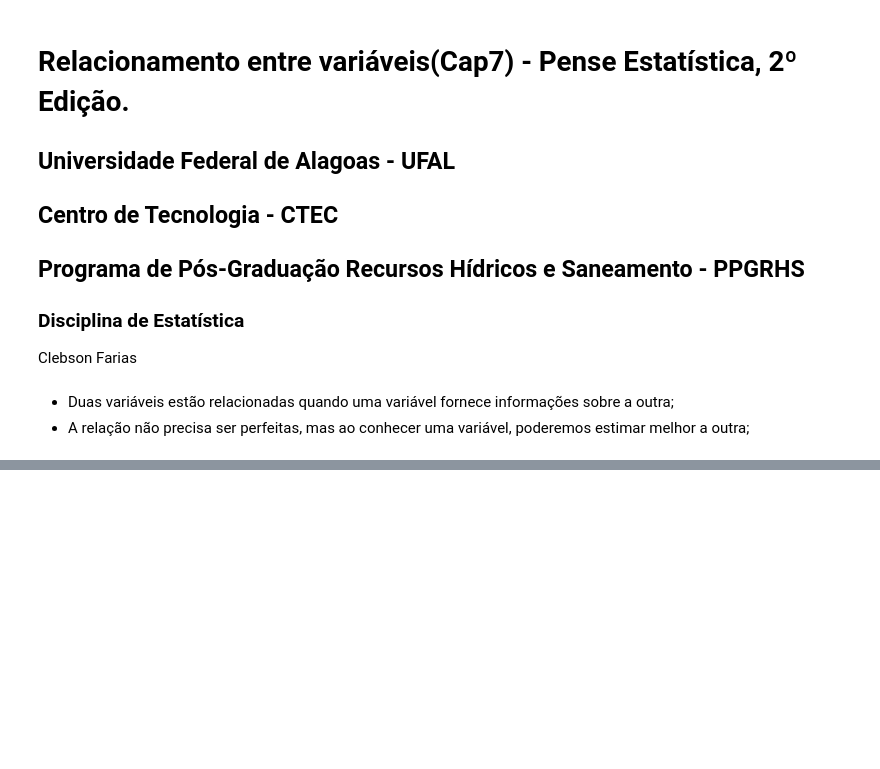
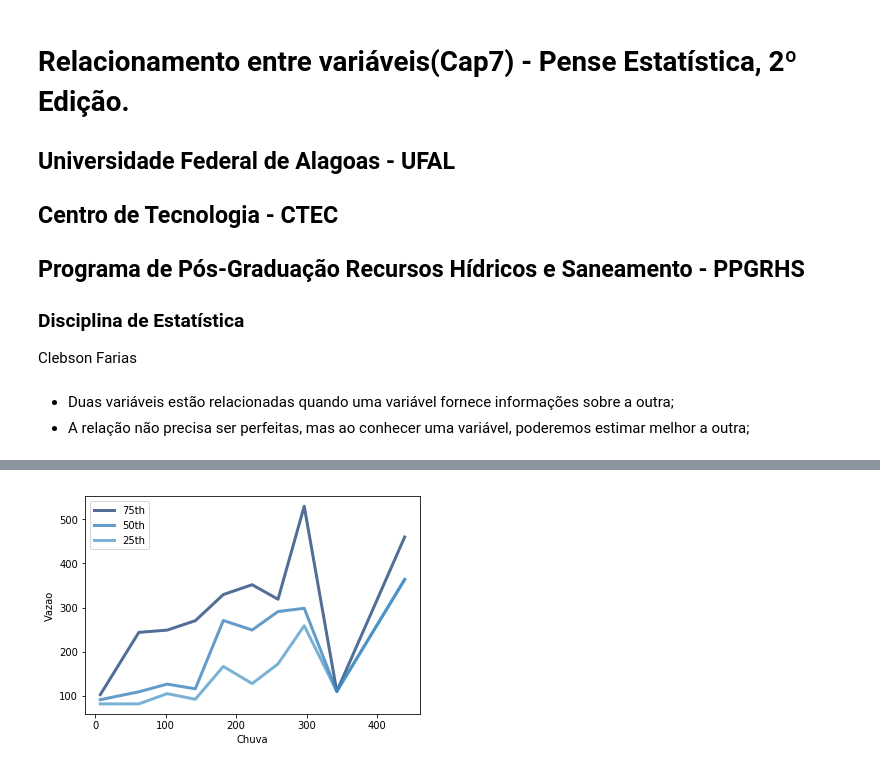
Before and after one commit to clebsonpy/ThinkStats2, a Jupyter notebook: code/Estatística/Cap7_Clebson.ipynb, the cells around one changed output, grey strips where cells are left out. Cells and saved outputs as stored; diff of their text form; code cells hidden in the pictures; blank space fills up the shorter version.

```diff
--- a/code/Estatística/Cap7_Clebson.ipynb
+++ b/code/Estatística/Cap7_Clebson.ipynb
@@ -47,0 +72,19 @@ thinkplot.Show(xlabel='Observada', ylabel='Naturais')
+# %%
+dados_month = dados_month.dropna(subset=["1455008", "66231000"])
+bins = np.arange(0, 400, 40)
+indices = np.digitize(dados_month["1455008"], bins)
+groups = dados_month.groupby(indices)
+# %%
+mean_chuva = [group["1455008"].mean() for i, group in groups]
+cdfs = [thinkstats2.Cdf(group["66231000"]) for i, group in groups]
+# %%
+for percent in [75, 50, 25]:
+    vazao_percentiles = [cdf.Percentile(percent) for cdf in cdfs]
+    label = '%dth' % percent
+    thinkplot.Plot(mean_chuva, vazao_percentiles, label=label)
+
+thinkplot.Config(xlabel='Chuva',
+                 ylabel='Vazao',
+                 legend=True)
+# %% [output]
+[figure, added]
```
Also changed, not shown: parts of 13 cells of this notebook, 2 other files.
